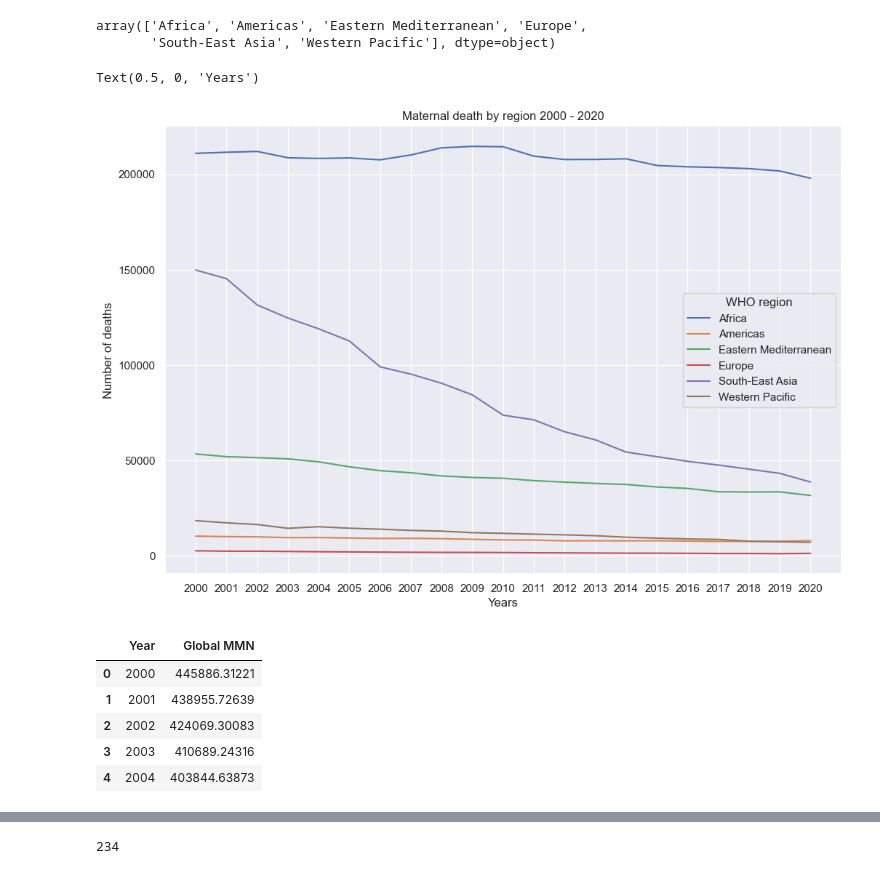
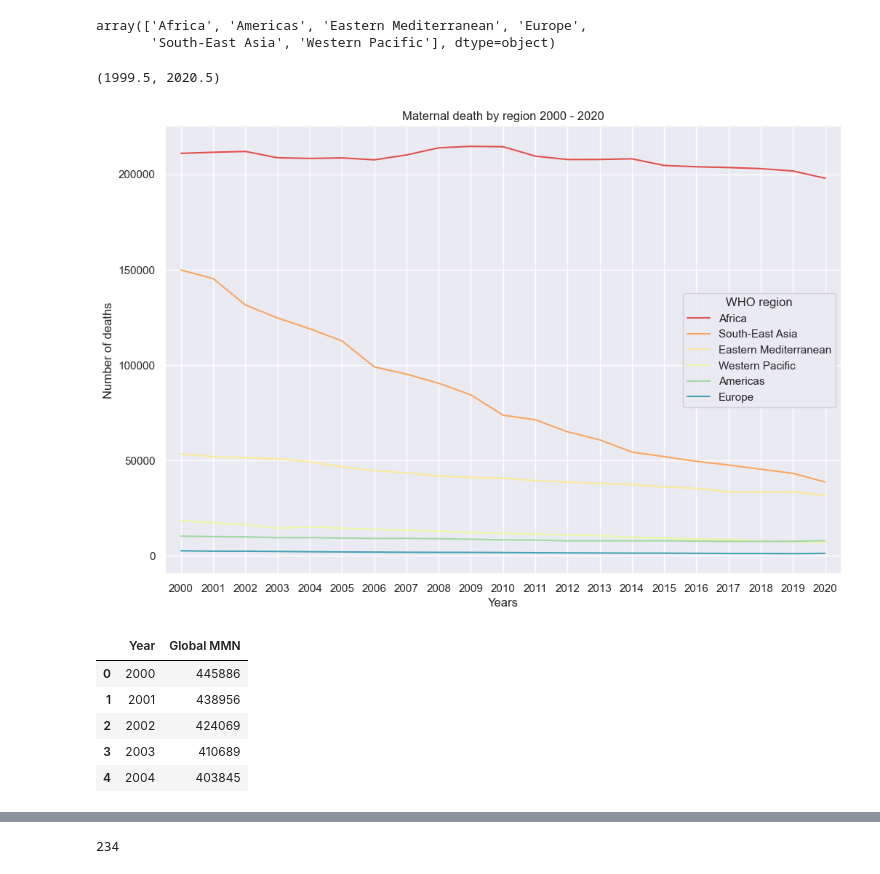
Before and after one commit to mangocrush/whomaternal, a Jupyter notebook: WHOproject.ipynb, the cells around one changed output, grey strips where cells are left out. Drawn from its saved outputs; the diff is of its cells as text; code cells hidden in the pictures.

Commit message:
Add files via upload
WIP with more visualizations

```diff
--- a/WHOproject.ipynb
+++ b/WHOproject.ipynb
@@ -686,6 +696,7 @@ mmn_region.head()
 | 3 | Africa | 2003 | 208743.34012 |
 | 4 | Africa | 2004 | 208372.76956 |
 # %%
-# Doing this so all years will display like years rather than floats
-mmn_region['YearS'] = mmn_region['Year'].astype(str)
+# Not needed anymore!
+# Creating str column for years so all will display rather than in staggered floats in plot
+#mmn_region['YearS'] = mmn_region['Year'].astype(str)
 # %%
@@ -694,16 +706,17 @@ mmn_region['WHO region'].unique()
 array(['Africa', 'Americas', 'Eastern Mediterranean', 'Europe',
        'South-East Asia', 'Western Pacific'], dtype=object)
 # %%
-sns.set_theme(rc={'figure.figsize':(12,8)})
-# Taken out of the above:
-# palette=sns.color_palette("magma", 6),
-ax = sns.lineplot(data=mmn_region, x='YearS', y='Regional MMN', hue='WHO region')
+hue_order = ['Africa', 'South-East Asia', 'Eastern Mediterranean', 'Western Pacific', 'Americas', 'Europe']
+sns.set_theme(rc={'figure.figsize':(12,8)}, palette=sns.color_palette("Spectral", 6))
+ax = sns.lineplot(data=mmn_region, x='Year', y='Regional MMN', hue='WHO region', hue_order=hue_order)
 ax.set_title('Maternal death by region 2000 - 2020')
 ax.set_ylabel('Number of deaths')
 ax.set_xlabel('Years')
+plt.locator_params(axis='x', nbins=22)
+plt.xlim(1999.5, 2020.5)
 # %% [output]
-Text(0.5, 0, 'Years')
+(1999.5, 2020.5)
-[figure, old version]
+[figure, new version]
 # %%
 # Just another plotting method
 # rcParams['figure.figsize'] = 12,8
@@ -720,12 +733,13 @@ mmn_global = (mmn_region.groupby('Year')
                 include_groups=False)
          .reset_index(name='Global MMN')
       )
+mmn_global['Global MMN'] = round(mmn_global['Global MMN'], 0).astype(int)
 mmn_global.head()
 # %% [output]
 |  | Year | Global MMN |
-| 0 | 2000 | 445886.31221 |
-| 1 | 2001 | 438955.72639 |
-| 2 | 2002 | 424069.30083 |
-| 3 | 2003 | 410689.24316 |
-| 4 | 2004 | 403844.63873 |
+| 0 | 2000 | 445886 |
+| 1 | 2001 | 438956 |
+| 2 | 2002 | 424069 |
+| 3 | 2003 | 410689 |
+| 4 | 2004 | 403845 |
 # %%
```
Also changed, not shown: parts of 58 cells of this notebook.
